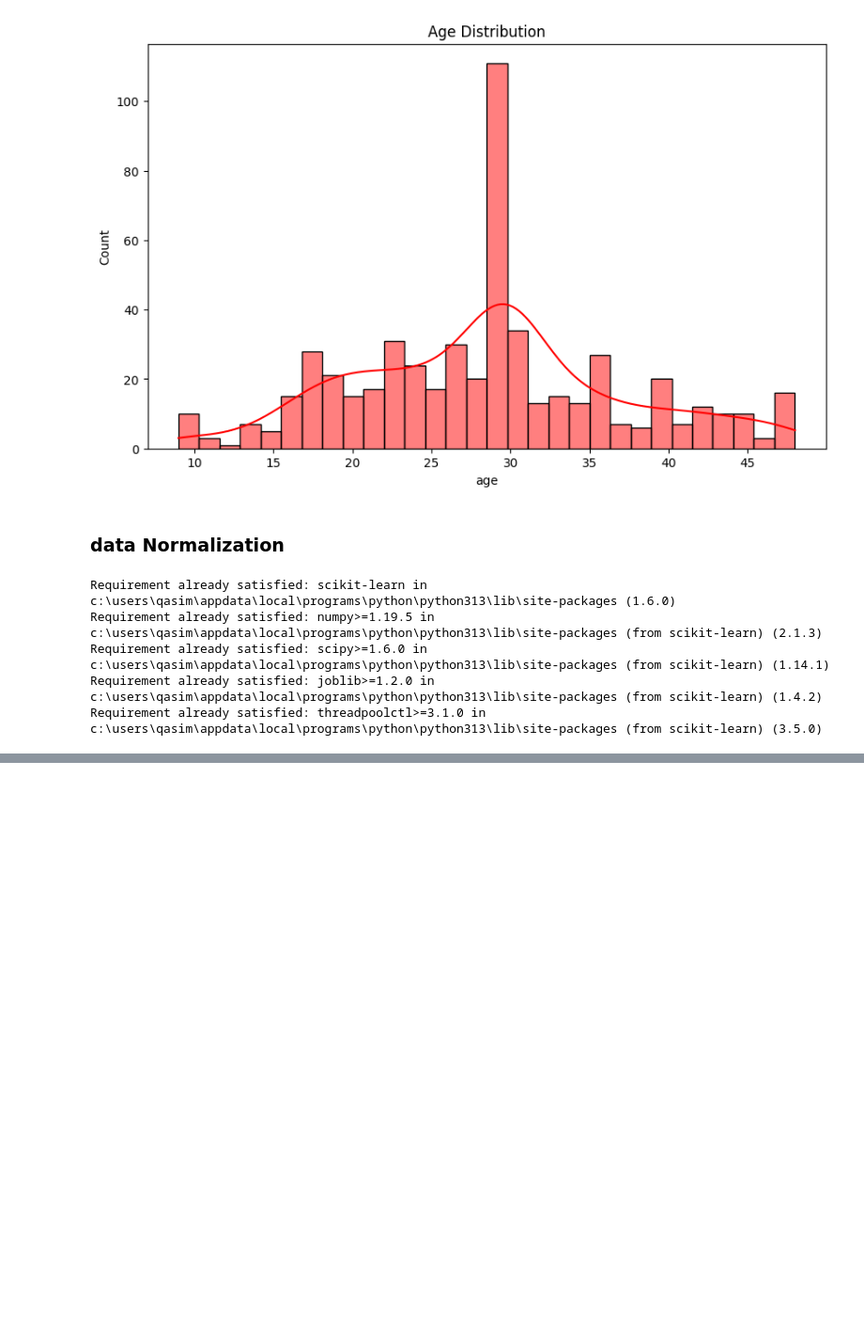
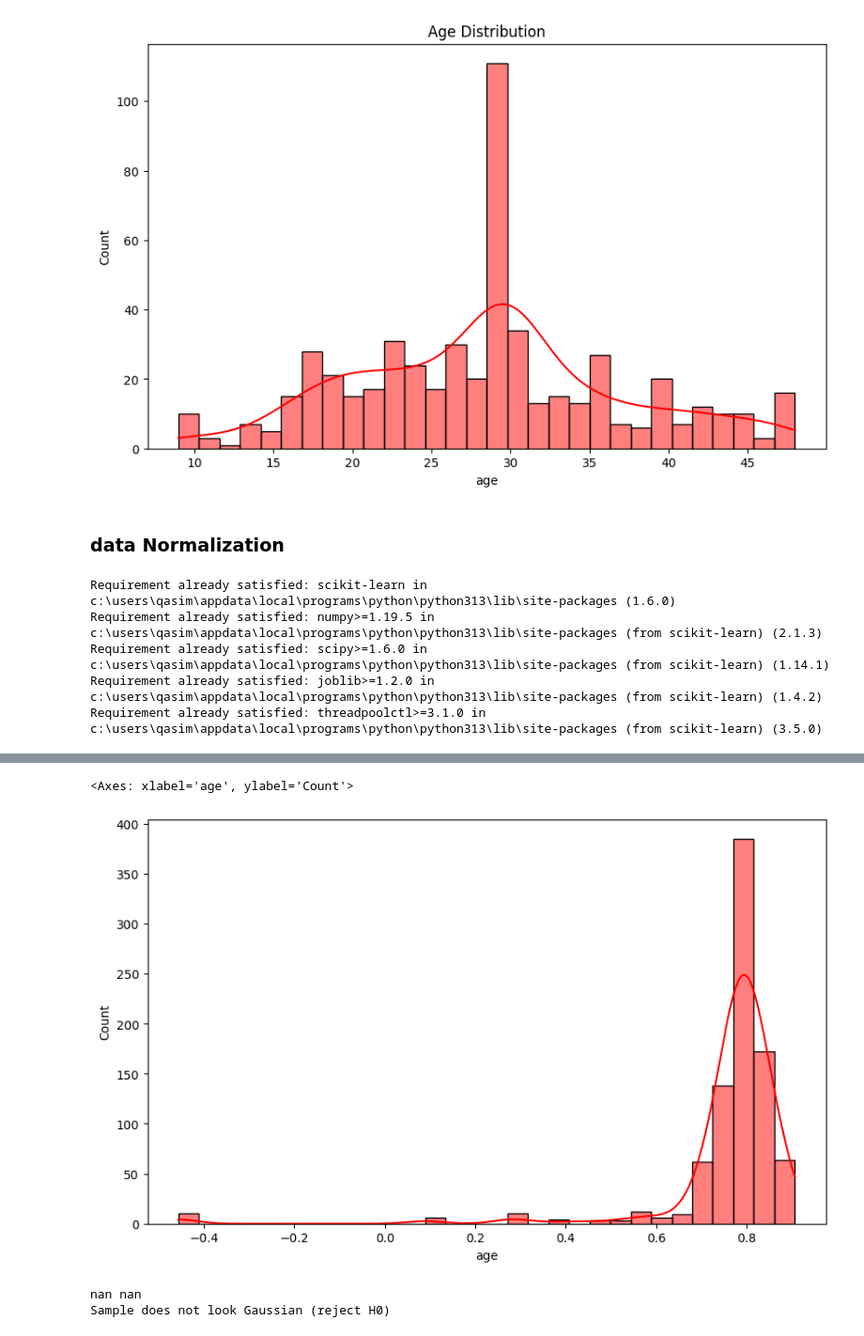
Before and after one commit to qasim697/python_ka_chilla, a Jupyter notebook: day15_ii/data_wrangle.ipynb, the cells around one changed output, grey strips where cells are left out. Shown: that part at 94% size. Drawn from its saved outputs; the diff is of its cells as text; code cells hidden in the pictures; blank space fills up the shorter version.

```diff
--- a/day15_ii/data_wrangle.ipynb
+++ b/day15_ii/data_wrangle.ipynb
@@ -481,0 +531,3 @@ Requirement already satisfied: threadpoolctl>=3.1.0 in c:\users\qasim\appdata\lo
+# %%
+df2=sns.load_dataset('titanic')
+df2.head()
@@ -481,0 +541,7 @@ Requirement already satisfied: threadpoolctl>=3.1.0 in c:\users\qasim\appdata\lo
+# %%
+df2['age'] = df2['age'].fillna(df2['age'].median())
+df2['fare']=df2['fare'].fillna(df2['fare'].median())
+
+df2['age']=np.log1p(df2['age'])
+df2['fare']=np.log(df2['fare'])
+df2.head()
@@ -481,0 +555,21 @@ Requirement already satisfied: threadpoolctl>=3.1.0 in c:\users\qasim\appdata\lo
+# %%
+# draw age on hist plot
+plt.figure(figsize=(10,6))
+sns.histplot(df2['age'], kde=True, color='red', bins=30)
+# %% [output]
+<Axes: xlabel='age', ylabel='Count'>
+[figure, added]
+# %%
+# apply shapiro test on age column
+from scipy.stats import shapiro
+stat, p = shapiro(df2['age'])
+print(stat, p)
+# interpret
+alpha = 0.05
+if p > alpha:
+    print('Sample looks Gaussian (fail to reject H0)')
+else:
+      print('Sample does not look Gaussian (reject H0)')
+# %% [output]
+nan nan
+Sample does not look Gaussian (reject H0)
```
Also changed, not shown: parts of 15 cells of this notebook, 1 other file.
